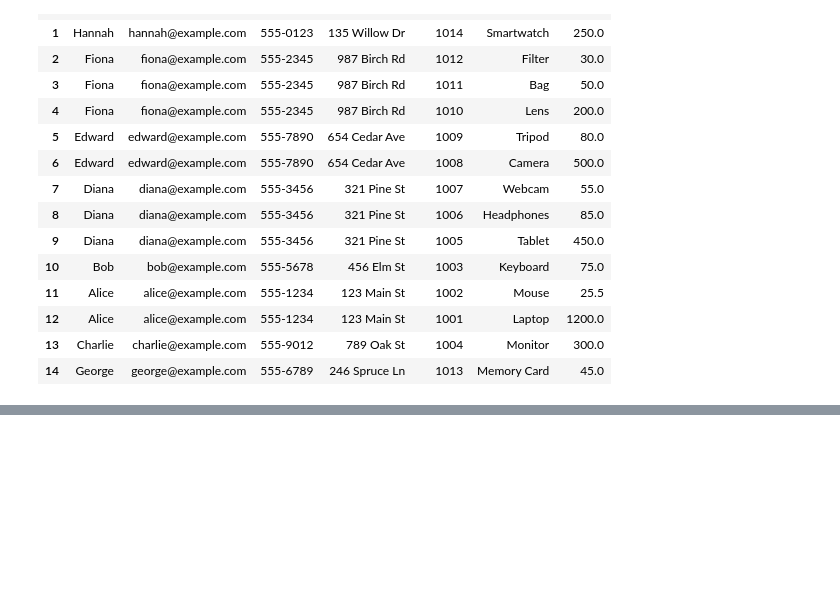
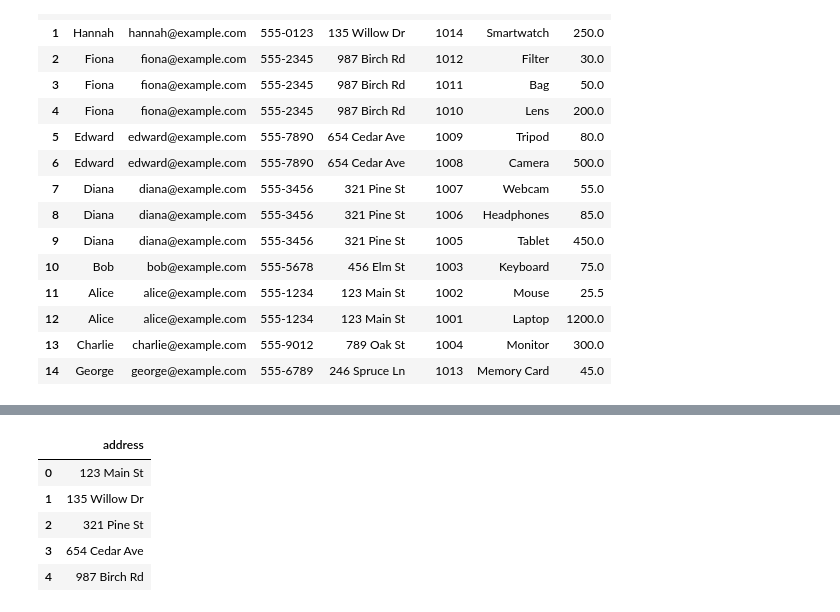
Before and after one commit to Tomaslopera/Data_Engineering, a Jupyter notebook: SQL/Taller.ipynb, the cells around one changed output, grey strips where cells are left out. Drawn from its saved outputs; the diff is of its cells as text; code cells hidden in the pictures; blank space fills up the shorter version.

```diff
--- a/SQL/Taller.ipynb
+++ b/SQL/Taller.ipynb
@@ -165,0 +331,4 @@ pd.read_sql_query(query, conn)
+# %%
+query2 = vn.generate_sql(
+    "Sería de interés para el negocio saber en qué ciudades potentes se tiene presencia: genere la lista de ubicaciones únicas donde viven usuarios que hayan realizado al menos dos pedidos"
+)
@@ -165,0 +349,9 @@ pd.read_sql_query(query, conn)
+# %%
+pd.read_sql_query(query2, conn)
+# %% [output]
+|  | address |
+| 0 | 123 Main St |
+| 1 | 135 Willow Dr |
+| 2 | 321 Pine St |
+| 3 | 654 Cedar Ave |
+| 4 | 987 Birch Rd |
```
Also changed, not shown: parts of 18 cells of this notebook.
